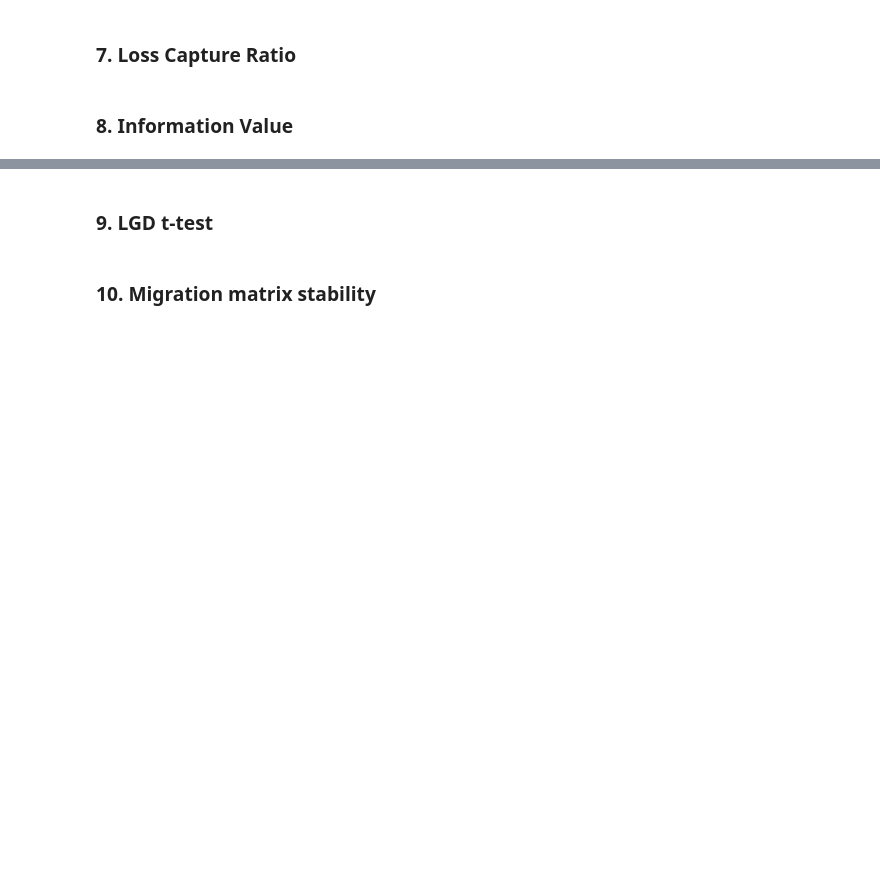
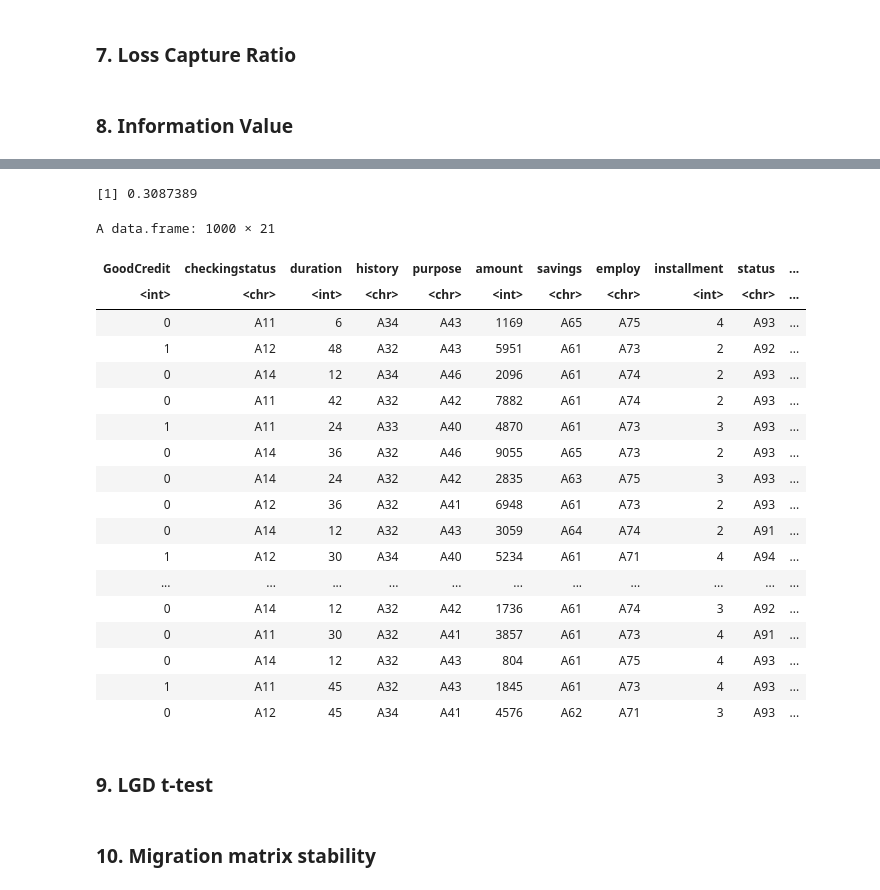
Before and after one commit to vanga/meliora, a Jupyter notebook: examples/r_benchmarks.ipynb, the cells around one changed output, grey strips where cells are left out. Saved outputs shown, nothing was run; the diff lists cells and outputs as text; code cells hidden in the pictures; blank space fills up the shorter version.

```diff
--- a/examples/r_benchmarks.ipynb
+++ b/examples/r_benchmarks.ipynb
@@ -244,3 +499,29 @@ c(3,3,3,rep(2:5,each=3))
+# %%
+sum(q$IV)
+# %% [output]
+[1] 0.3087389
+# %%
+pd_german_data
+# %% [output]
+A data.frame: 1000 × 21
+| GoodCredit | checkingstatus | duration | history | purpose | amount | savings | employ | installment | status | ... |
+| <int> | <chr> | <int> | <chr> | <chr> | <int> | <chr> | <chr> | <int> | <chr> | ... |
+| 0 | A11 | 6 | A34 | A43 | 1169 | A65 | A75 | 4 | A93 | ... |
+| 1 | A12 | 48 | A32 | A43 | 5951 | A61 | A73 | 2 | A92 | ... |
+| 0 | A14 | 12 | A34 | A46 | 2096 | A61 | A74 | 2 | A93 | ... |
+| 0 | A11 | 42 | A32 | A42 | 7882 | A61 | A74 | 2 | A93 | ... |
+| 1 | A11 | 24 | A33 | A40 | 4870 | A61 | A73 | 3 | A93 | ... |
+| 0 | A14 | 36 | A32 | A46 | 9055 | A65 | A73 | 2 | A93 | ... |
+| 0 | A14 | 24 | A32 | A42 | 2835 | A63 | A75 | 3 | A93 | ... |
+| 0 | A12 | 36 | A32 | A41 | 6948 | A61 | A73 | 2 | A93 | ... |
+| 0 | A14 | 12 | A32 | A43 | 3059 | A64 | A74 | 2 | A91 | ... |
+| 1 | A12 | 30 | A34 | A40 | 5234 | A61 | A71 | 4 | A94 | ... |
+| ... | ... | ... | ... | ... | ... | ... | ... | ... | ... | ... |
+| 0 | A14 | 12 | A32 | A42 | 1736 | A61 | A74 | 3 | A92 | ... |
+| 0 | A11 | 30 | A32 | A41 | 3857 | A61 | A73 | 4 | A91 | ... |
+| 0 | A14 | 12 | A32 | A43 | 804 | A61 | A75 | 4 | A93 | ... |
+| 1 | A11 | 45 | A32 | A43 | 1845 | A61 | A73 | 4 | A93 | ... |
+| 0 | A12 | 45 | A34 | A41 | 4576 | A62 | A71 | 3 | A93 | ... |
 # %% [markdown]
 ### 9. LGD t-test
 # %% [markdown]
```
Also changed, not shown: parts of 6 cells of this notebook, 8 other files.
